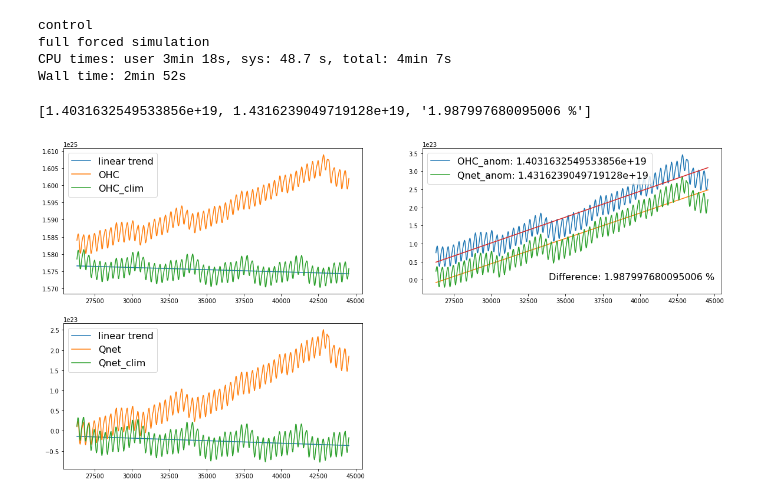
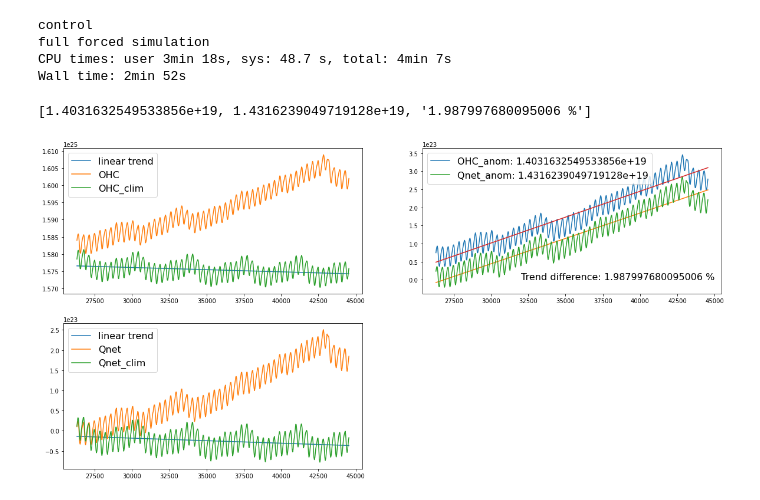
Before and after one commit to mauricehuguenin/sharing, a Jupyter notebook: Testing_again_Qnet_vs_OHC_trends.ipynb, the cells around one changed output. Saved outputs shown, nothing was run; the diff lists cells and outputs as text; code cells hidden in the pictures.

```diff
--- a/Testing_again_Qnet_vs_OHC_trends.ipynb
+++ b/Testing_again_Qnet_vs_OHC_trends.ipynb
@@ -60,35 +60,35 @@ plt.plot(time,poly_b(time), label='linear trend')
 plt.plot(time,OHC, label='OHC')
 plt.plot(time,OHC_clim, label='OHC_clim'); plt.legend(fontsize=16)
 
 
 poly_a = np.poly1d(np.polyfit(time,Qnet_clim, 1))# calculating the linear trend
 
 # remove linear trend in control from the fully forced simulation
 Qnet_anom = Qnet - poly_a(time)
 
 plt.subplot(2,2,3)
 plt.plot(time,poly_a(time), label='linear trend')
 plt.plot(time,Qnet, label='Qnet')
 plt.plot(time,Qnet_clim, label='Qnet_clim'); plt.legend(fontsize=16)
 
 # plot linear trends
 poly_a = np.poly1d(np.polyfit(time,Qnet_anom, 1))
 poly_b = np.poly1d(np.polyfit(time,OHC_anom, 1))
 
 plt.subplot(2,2,2)
 plt.plot(time,OHC_anom, label='OHC_anom: '+str(poly_a[1]));   plt.plot(time,poly_a(Qnet_anom.time))
 plt.plot(time,Qnet_anom, label='Qnet_anom: '+str(poly_b[1])); plt.plot(time,poly_b(OHC_anom.time))
-plt.text(45000,0,'Difference: '+ str(100-(poly_a[1]/poly_b[1])*100)+str(' %'), fontsize=16, ha='right')
+plt.text(45000,0,'Trend difference: '+ str(100-(poly_a[1]/poly_b[1])*100)+str(' %'), fontsize=16, ha='right')
 plt.legend(fontsize=16)
 
 
 # comparing the two trend values
 [poly_a[1], poly_b[1], str(abs(100-(poly_a[1]/poly_b[1])*100))+str(' %')]
 #            Qnet               OHC            Difference in percentage
 #             ↓                  ↓                    ↓
 # %% [output]
 [1.4031632549533856e+19, 1.4316239049719128e+19, '1.987997680095006 %']
-[figure, old version]
+[figure, new version]
 # %%
 # ----------------------------------------------------------------------------------------------------------------------- #
 #                                                   Notes down below                                                      #
```
